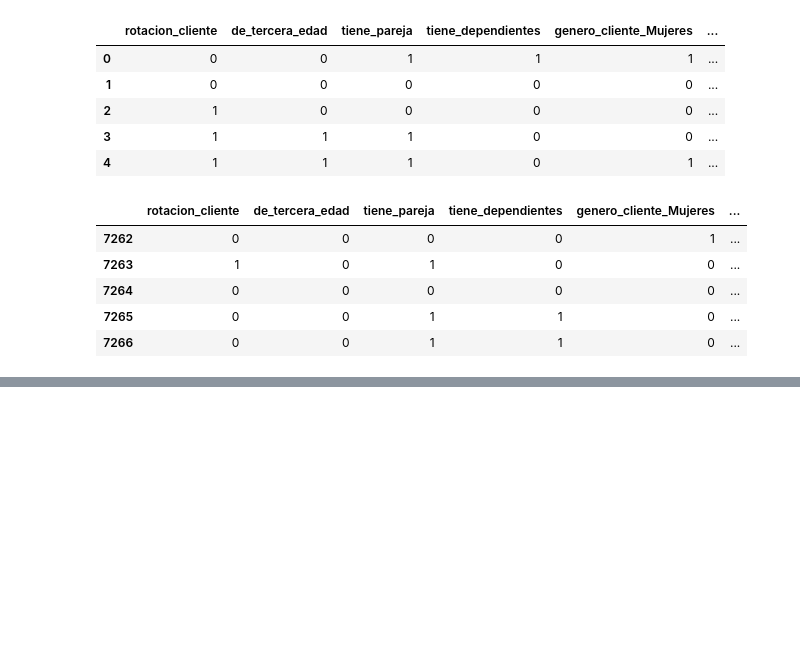
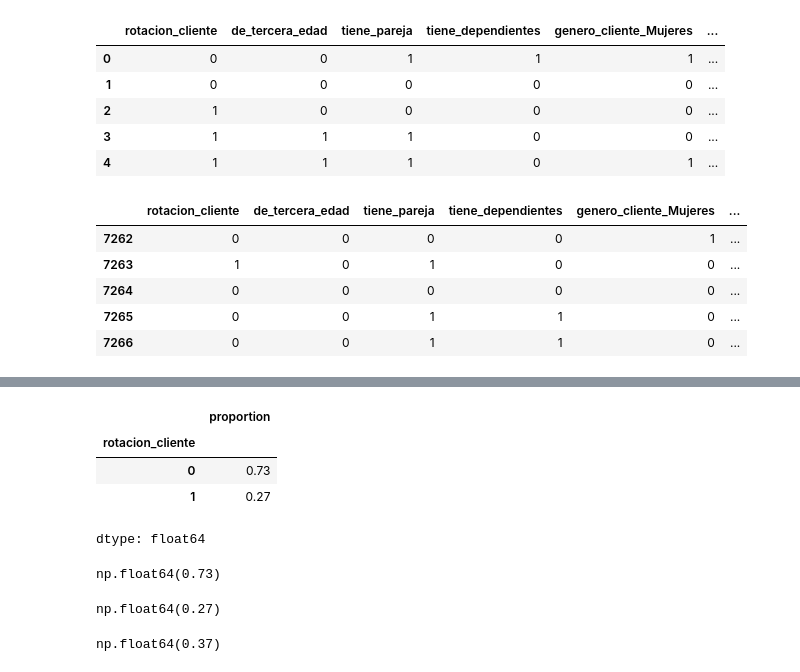
Before and after one commit to CatalinaOrtegha/3rdChallenge-TelecomX, a Jupyter notebook: 3rdChallenge_TelecomX.ipynb, the cells around one changed output, grey strips where cells are left out. Cells and saved outputs as stored; diff of their text form; code cells hidden in the pictures; blank space fills up the shorter version.

Commit message:
Verificación de la Proporción de Cancelación (Churn)

```diff
--- a/3rdChallenge_TelecomX.ipynb
+++ b/3rdChallenge_TelecomX.ipynb
@@ -108,0 +127,25 @@ cat_numerical.tail()
+# %%
+df['rotacion_cliente'].value_counts(normalize=True).round(2)
+# %% [output]
+|  | proportion |
+| rotacion_cliente |  |
+| 0 | 0.73 |
+| 1 | 0.27 |
+dtype: float64
+# %%
+activos=df['rotacion_cliente'].value_counts(normalize=True)[0].round(2)
+activos
+# %% [output]
+np.float64(0.73)
+# %%
+cancelaron=df['rotacion_cliente'].value_counts(normalize=True)[1].round(2)
+cancelaron
+# %% [output]
+np.float64(0.27)
+# %%
+proporcion=(cancelaron/activos).round(2)
+proporcion
+
+#aprox. 1 cliente cancela por cada 2.7 activos
+# %% [output]
+np.float64(0.37)
```
Also changed, not shown: parts of 3 cells of this notebook.
